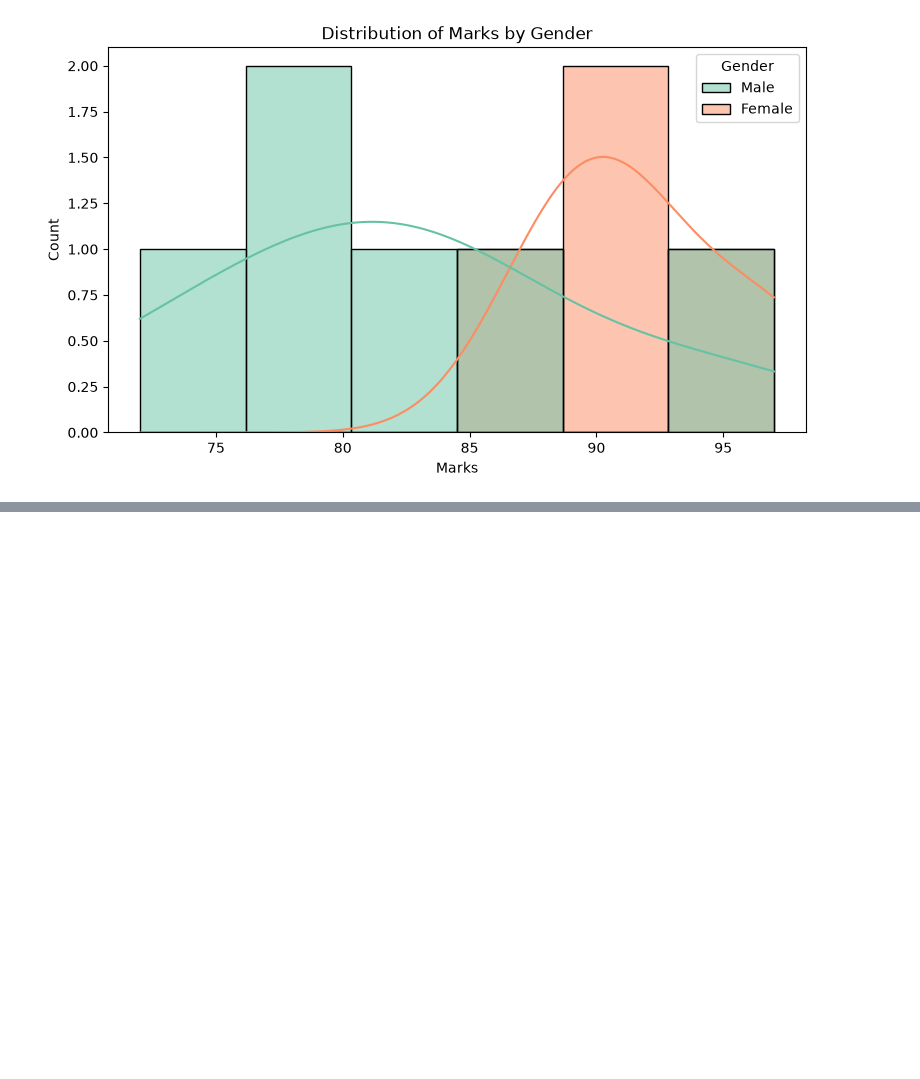
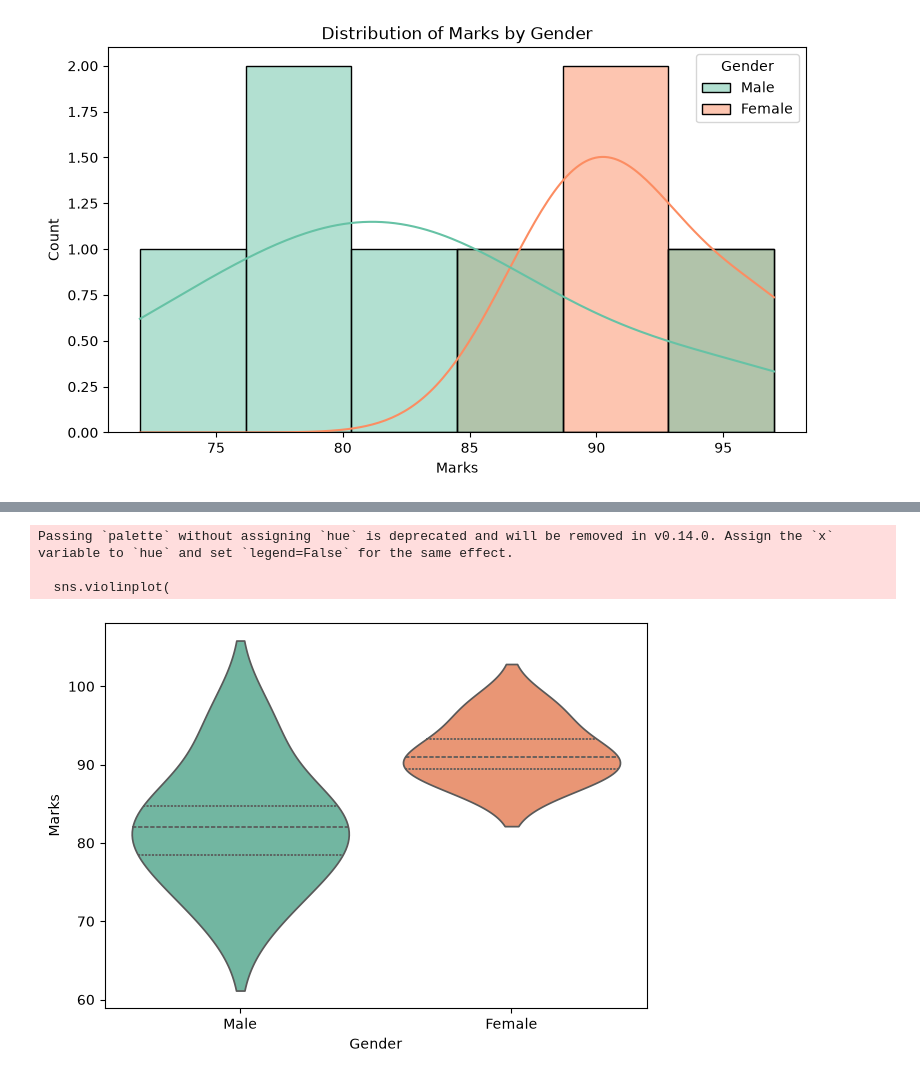
Before and after one commit to abid-rasel/MLOB_My_FILE, a Jupyter notebook: Session/Day 9/Matplotlib&Seaborn_basics.ipynb, the cells around one changed output, grey strips where cells are left out. Drawn from its saved outputs; the diff is of its cells as text; code cells hidden in the pictures; blank space fills up the shorter version.

```diff
--- a/Session/Day 9/Matplotlib&Seaborn_basics.ipynb
+++ b/Session/Day 9/Matplotlib&Seaborn_basics.ipynb
@@ -2601,0 +2676,20 @@ plt.show()
+# %%
+# Violin Plot: A violin plot combines Box Plot, KDE Plot
+plt.figure(figsize=(7,5))
+
+sns.violinplot(
+    data=df,
+    x="Gender",
+    y="Marks",
+    palette="Set2",
+    inner="quartile"
+    # Show quartiles inside the violin
+)
+
+plt.show()
+# A violin plot also tells us, where the data is concentrated., Wide part ↓ Many observations. Narrow part ↓, Few observations.
+# %% [output]
+Passing `palette` without assigning `hue` is deprecated and will be removed in v0.14.0. Assign the `x` variable to `hue` and set `legend=False` for the same effect.
+
+  sns.violinplot(
+[figure, added]
```
Also changed, not shown: parts of 31 cells of this notebook.
